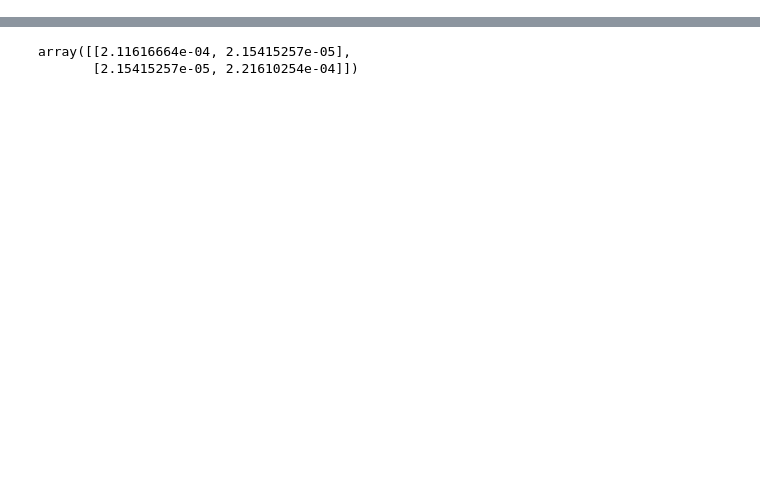
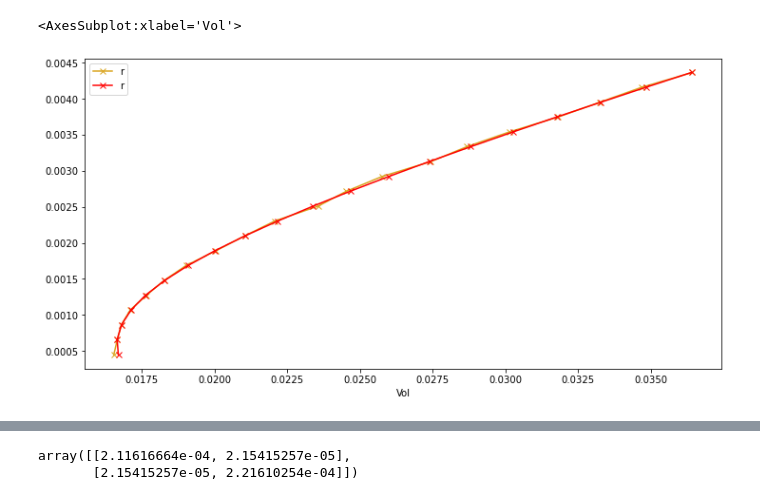
Before and after one commit to brunompasini/HackaItau, a Jupyter notebook: Hacka/n-ativos.ipynb, the cells around one changed output, grey strips where cells are left out. Cells and saved outputs as stored; diff of their text form; code cells hidden in the pictures; blank space fills up the shorter version.

```diff
--- a/Hacka/n-ativos.ipynb
+++ b/Hacka/n-ativos.ipynb
@@ -14,15 +14,13 @@ import numpy as np
 
 def minimize_vol(rp, e_r, cov, eps = 0.0001, alpha= 0.01):
     n =  e_r.shape[0]
-
+    dc = np.hstack((np.ones((n,1)), e_r))
     #Primeiro Chute
-    w = (np.random.randn(n)).reshape(n, 1)#Carteira
+    w = (np.ones(n)*1/n).reshape(n, 1)#Carteira
     w = w/sum(w)
-    l = np.array([[1],[1/2]])#Multiplicadores de Lagrange
+    l = -1*(np.linalg.inv(dc.T@dc)@dc.T@cov@w)#Multiplicadores de Lagrange
 
     #Calculando grad(c(x))
-    dc = np.hstack((np.ones((n,1)), e_r))
-
     #Criando a Matriz A
     def generate_A(Sigma, dc, n, delta1 = 0, delta2 =0.0):
         a = np.hstack([2*Sigma+delta1*np.eye(len(w)), dc])
@@ -42,7 +40,7 @@ def minimize_vol(rp, e_r, cov, eps = 0.0001, alpha= 0.01):
     A = generate_A(cov, dc, n)
 
     i = 0
-    for i in range(10000):                                               #while max(np.abs((grad(w,cov, l, dc)))) > eps:
+    for i in range(1000):                                               #while max(np.abs((grad(w,cov, l, dc)))) > eps:
         b = generate_b(cov, dc, e_r, l, w, rp)
         #print("b: ",b, "\n")
         dx = np.linalg.inv(A)@b
@@ -53,3 +51,27 @@ def minimize_vol(rp, e_r, cov, eps = 0.0001, alpha= 0.01):
         l = l + alpha*dl
 
     return w
+# %%
+dados = pd.read_csv("dadoss.csv", decimal= ",", delimiter =";")
+dados = dados[["SAPR4", "ELET6", "VIVT3","MGLU3"]]
+retornos = dados.pct_change().dropna()
+cov = np.array(retornos.cov())
+e_r = np.array(retornos.mean()).reshape(4, 1)
+
+
+returns = np.linspace(min(e_r), max(e_r), 20)
+carteiras_pi = np.array([np.round(minimize_vol(r, e_r, cov), 2) for r in returns])
+carteiras_scipy = np.array([minimize_vol(r, e_r, cov).reshape((4, 1)) for r in returns])
+
+vol1 = [float(np.sqrt(w.T@cov@w)) for w in carteiras_pi]
+dic1 = {"Vol": vol1, "r": returns.reshape(returns.shape[0])}
+df1 = pd.DataFrame(dic1)
+ax = df1.plot(x="Vol", y="r", marker = "x", color="goldenrod", figsize=(12,6))
+
+vol2 = [float(np.sqrt(w.T@cov@w)) for w in carteiras_scipy]
+dic2 = {"Vol": vol2, "r": returns.reshape(returns.shape[0])}
+df2 = pd.DataFrame(dic2)
+df2.plot(x="Vol", y="r", marker = "x", color="red", ax = ax)
+# %% [output]
+<AxesSubplot:xlabel='Vol'>
+[figure, added]
```
Also changed, not shown: parts of 6 cells of this notebook.
